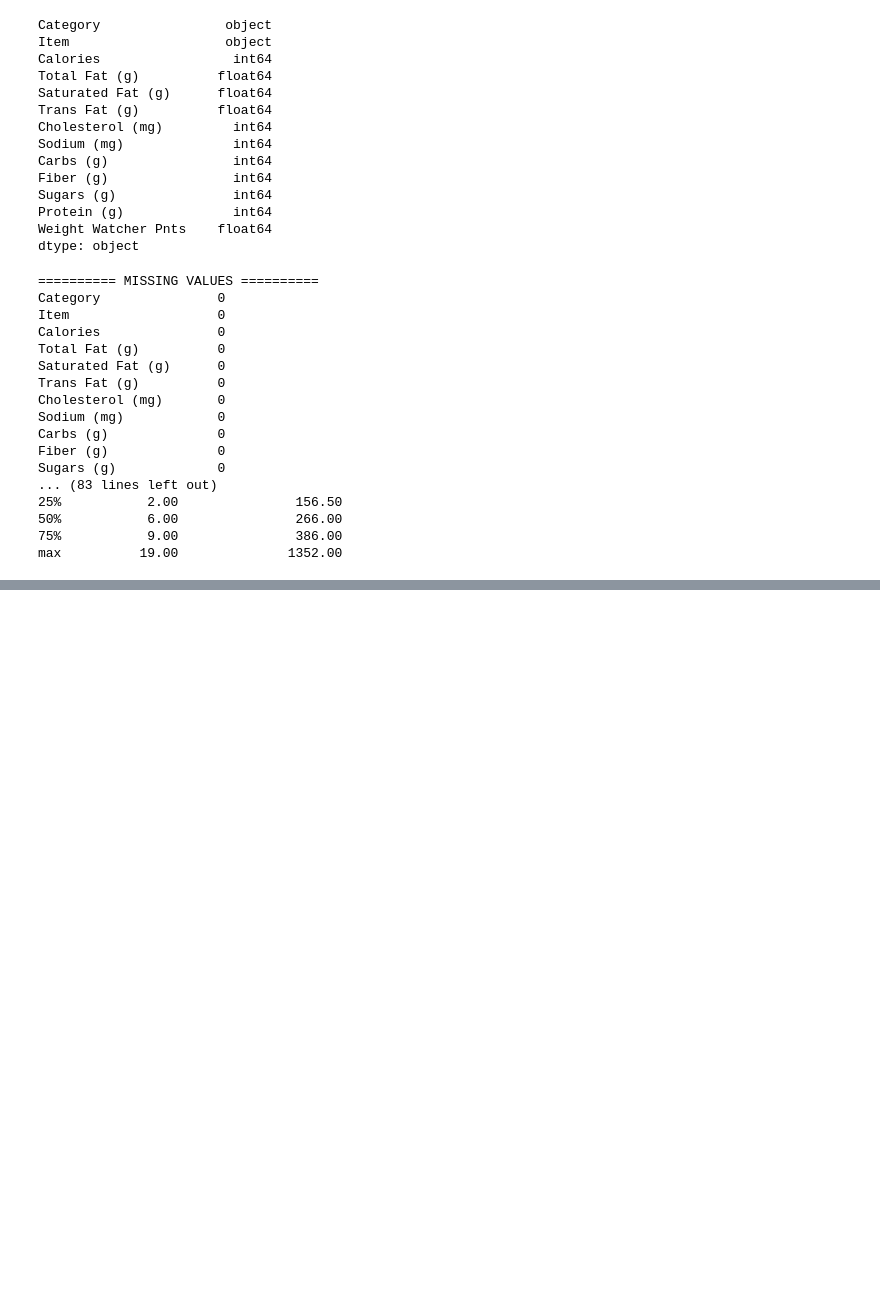
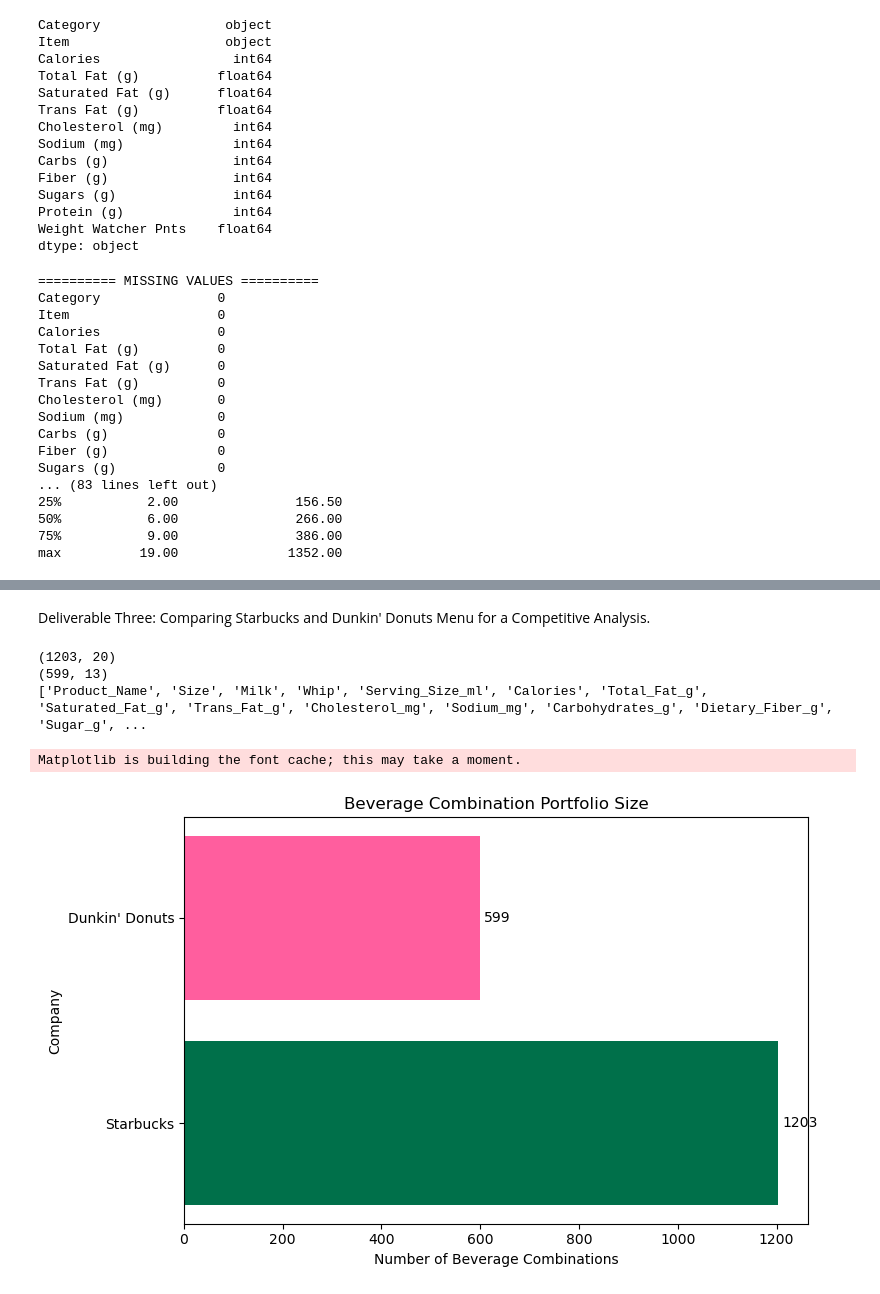
Before and after one commit to YuolaAbrams/Python-Anaconda-Setup, a Jupyter notebook: Abrams_Yuola_BUS303_Signature_Term_Project.ipynb, the cells around one changed output, grey strips where cells are left out. Cells and saved outputs as stored; diff of their text form; code cells hidden in the pictures; blank space fills up the shorter version.

```diff
--- a/Abrams_Yuola_BUS303_Signature_Term_Project.ipynb
+++ b/Abrams_Yuola_BUS303_Signature_Term_Project.ipynb
@@ -408,3 +408,48 @@ cleaning processes worked.
 In wrapping up, I verified that the cleaned data set had 599 rows and 13 columns left,
 with no missing values or duplicates, and saved it as dnkn_clean.csv, then imported it
 into Python as dnkn4 to see if it imported correctly.
+# %% [markdown]
+Deliverable Three: Comparing Starbucks and Dunkin' Donuts Menu for a Competitive Analysis.
+# %%
+import pandas as pd
+
+sbux4 = pd.read_csv("df4.csv")
+dnkn4 = pd.read_csv("dnkn_clean.csv")
+
+print(sbux4.shape)
+print(dnkn4.shape)
+print(sbux4.columns.tolist())
+# %% [output]
+(1203, 20)
+(599, 13)
+['Product_Name', 'Size', 'Milk', 'Whip', 'Serving_Size_ml', 'Calories', 'Total_Fat_g', 'Saturated_Fat_g', 'Trans_Fat_g', 'Cholesterol_mg', 'Sodium_mg', 'Carbohydrates_g', 'Dietary_Fiber_g', 'Sugar_g', ...
+# %%
+import matplotlib.pyplot as plt
+
+portfolio = pd.DataFrame({
+    "Company": ["Starbucks", "Dunkin' Donuts"],
+    "Beverage_combinations": [len(sbux4), len(dnkn4)]
+})
+
+starbucks_green = "#00704A"
+dunkin_pink = "#FF5E9E"
+
+fig, ax = plt.subplots(figsize=(8, 5))
+
+bars = ax.barh(
+    portfolio["Company"],
+    portfolio["Beverage_combinations"],
+    color=[starbucks_green, dunkin_pink]
+)
+
+ax.bar_label(bars, padding=3)
+
+ax.set_title("Beverage Combination Portfolio Size")
+ax.set_xlabel("Number of Beverage Combinations")
+ax.set_ylabel("Company")
+
+plt.tight_layout()
+plt.show()
+# %% [output]
+Matplotlib is building the font cache; this may take a moment.
+[figure, added]
```
Also changed, not shown: parts of 14 cells of this notebook.
